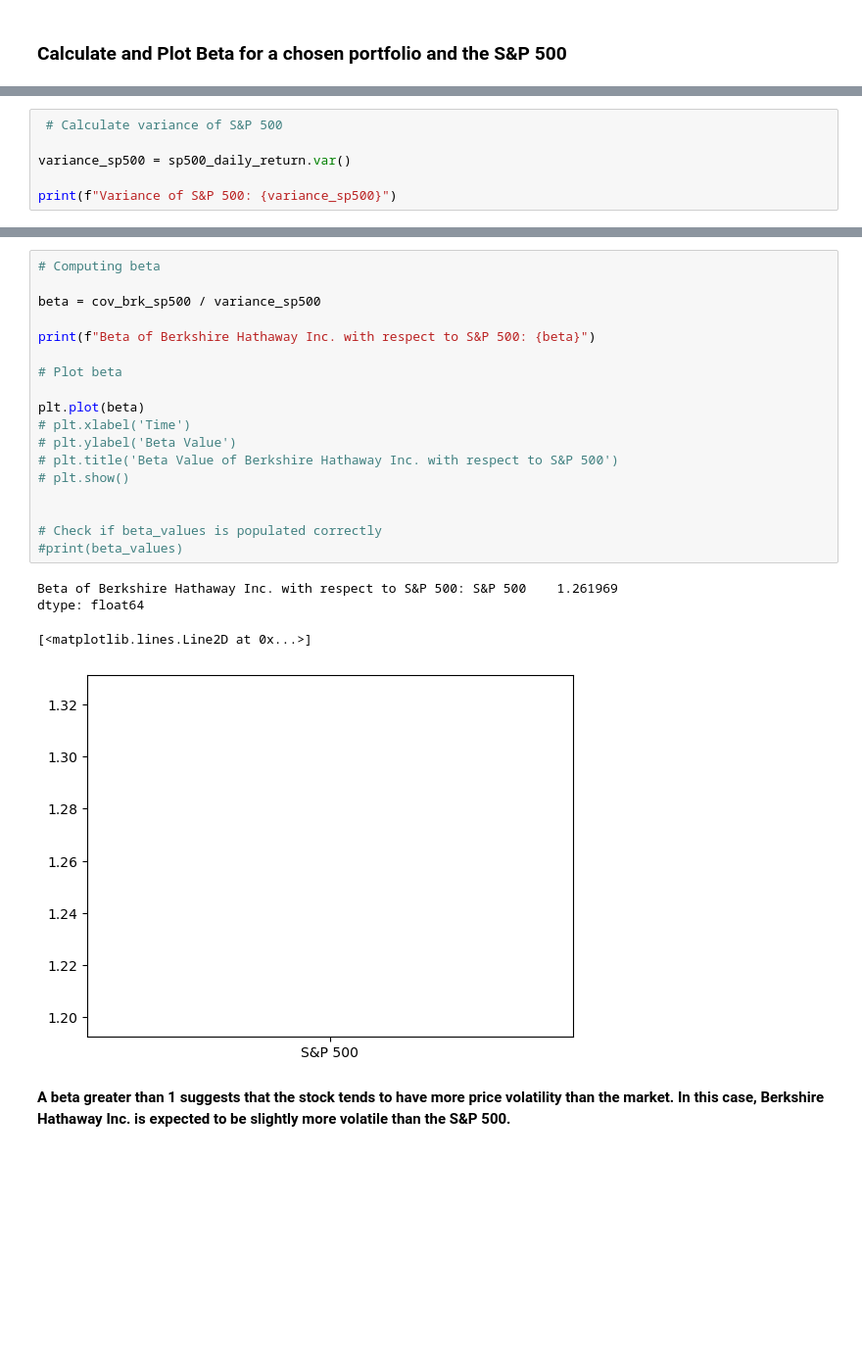
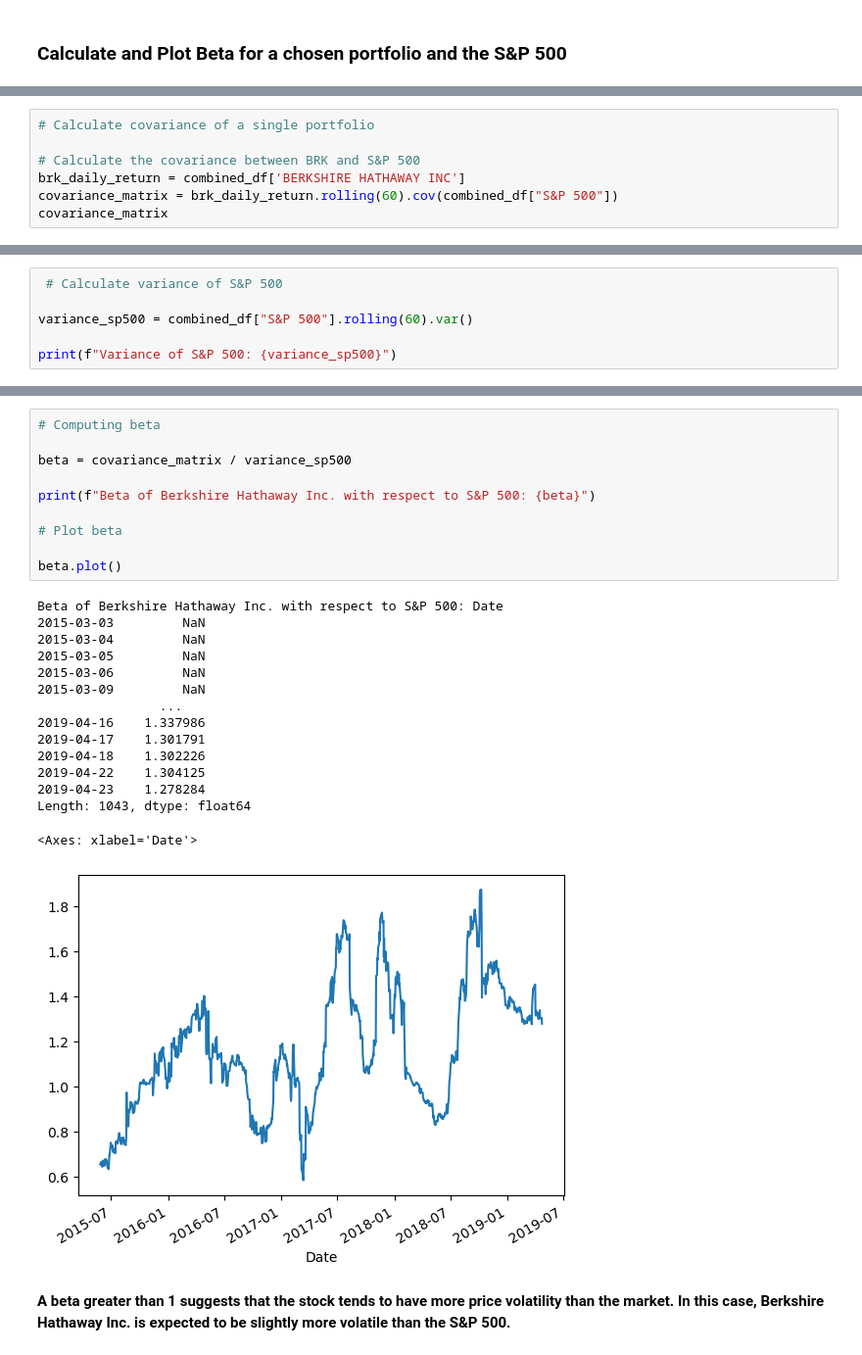
Before and after one commit to helobonetti/a_whale_off_the_port_folio, a Jupyter notebook: whale_analysis.ipynb, the cells around one changed output, grey strips where cells are left out. Shown at 98% size. Saved outputs shown, nothing was run; the diff lists cells and outputs as text; blank space fills up the shorter version.

```diff
--- a/whale_analysis.ipynb
+++ b/whale_analysis.ipynb
@@ -381,0 +362,7 @@ Covariance between Berkshire Hathaway Inc. and S&P 500: 8.302834941861667e-05
+# %%
+# Calculate covariance of a single portfolio
+
+# Calculate the covariance between BRK and S&P 500
+brk_daily_return = combined_df['BERKSHIRE HATHAWAY INC']
+covariance_matrix = brk_daily_return.rolling(60).cov(combined_df["S&P 500"])
+covariance_matrix
@@ -382,7 +383,7 @@ Covariance between Berkshire Hathaway Inc. and S&P 500: 8.302834941861667e-05
 # %%
  # Calculate variance of S&P 500
 
-variance_sp500 = sp500_daily_return.var()
+variance_sp500 = combined_df["S&P 500"].rolling(60).var()
 
 print(f"Variance of S&P 500: {variance_sp500}")
 # %% [output]
@@ -391,26 +403,29 @@ dtype: float64
 # %%
 # Computing beta
 
-beta = cov_brk_sp500 / variance_sp500
+beta = covariance_matrix / variance_sp500
 
 print(f"Beta of Berkshire Hathaway Inc. with respect to S&P 500: {beta}")
 
 # Plot beta
 
-plt.plot(beta)
-# plt.xlabel('Time')
-# plt.ylabel('Beta Value')
-# plt.title('Beta Value of Berkshire Hathaway Inc. with respect to S&P 500')
-# plt.show()
-
-
-# Check if beta_values is populated correctly
-#print(beta_values)
+beta.plot()
 # %% [output]
-Beta of Berkshire Hathaway Inc. with respect to S&P 500: S&P 500    1.261969
-dtype: float64
+Beta of Berkshire Hathaway Inc. with respect to S&P 500: Date
+2015-03-03         NaN
+2015-03-04         NaN
+2015-03-05         NaN
+2015-03-06         NaN
+2015-03-09         NaN
+                ...
+2019-04-16    1.337986
+2019-04-17    1.301791
+2019-04-18    1.302226
+2019-04-22    1.304125
+2019-04-23    1.278284
+Length: 1043, dtype: float64
-[<matplotlib.lines.Line2D at 0x...>]
+<Axes: xlabel='Date'>
-[figure, old version]
+[figure, new version]
 # %% [markdown]
 **A beta greater than 1 suggests that the stock tends to have more price volatility than the market. In this case, Berkshire Hathaway Inc. is expected to be slightly more volatile than the S&P 500.**
 # %% [markdown]
```
Also changed, not shown: parts of 31 cells of this notebook.
